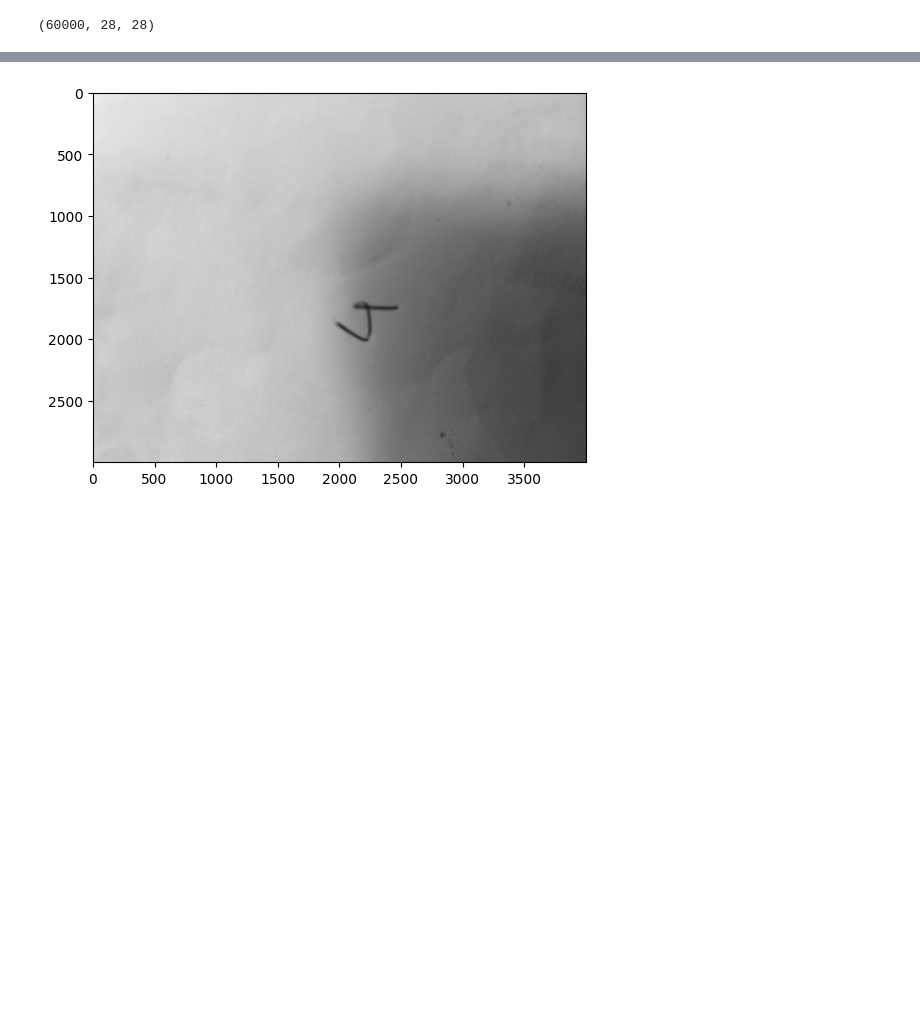
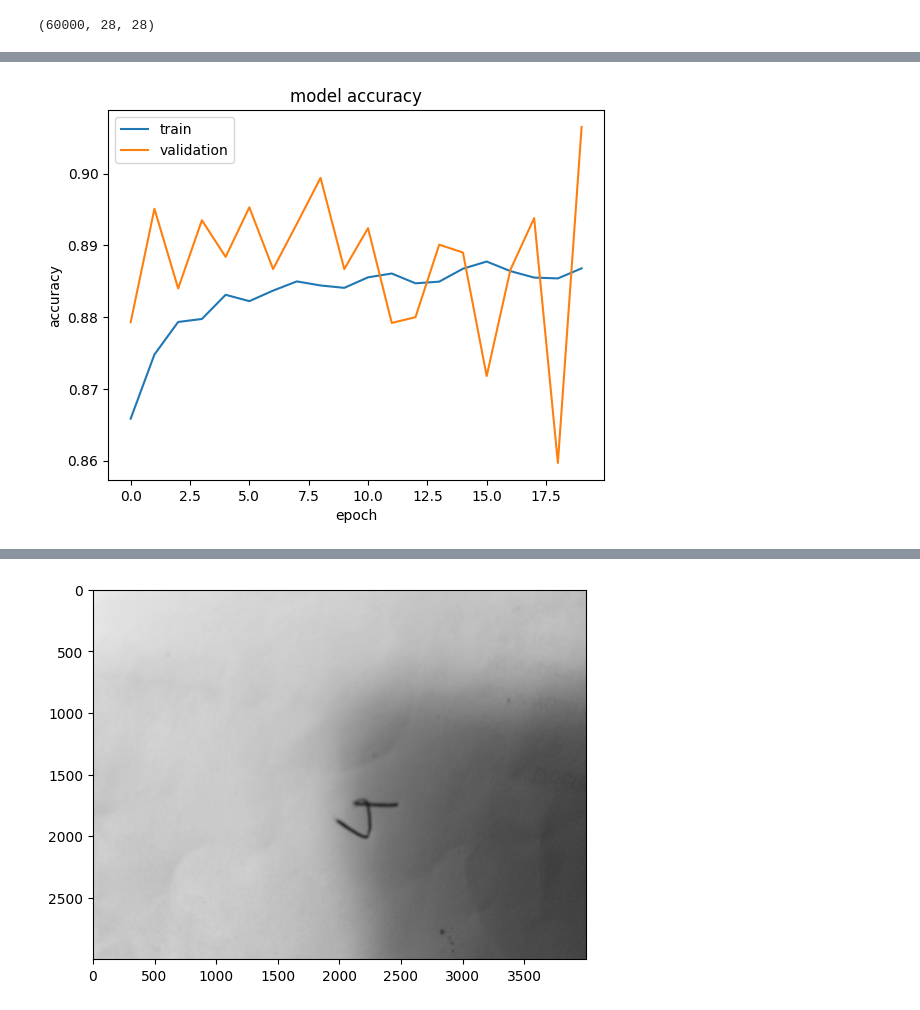
Before and after one commit to subh007/ml-ground, a Jupyter notebook: keras_example.ipynb, the cells around one changed output, grey strips where cells are left out. Cells and saved outputs as stored; diff of their text form; code cells hidden in the pictures; blank space fills up the shorter version.

```diff
--- a/keras_example.ipynb
+++ b/keras_example.ipynb
@@ -97,3 +109,8 @@ def plot_history(history):
+# %%
+## plot with 32 batch size iteration 20
+plot_history(history)
+# %% [output]
+[figure, added]
 # %%
 plot_history(history)
 # %% [output]
```
Also changed, not shown: parts of 7 cells of this notebook.
